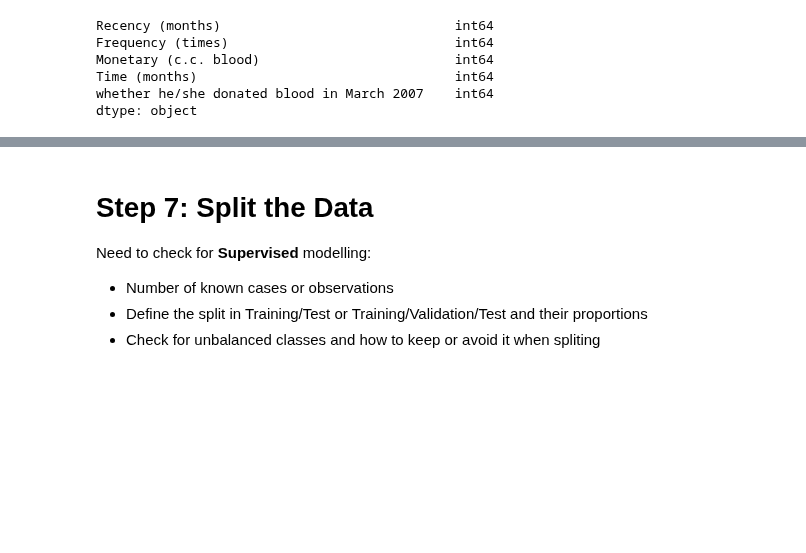
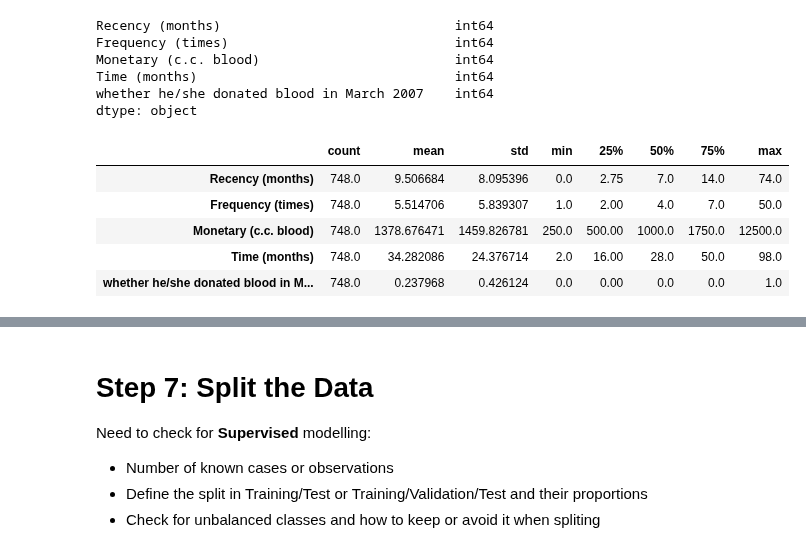
Before and after one commit to LouisMcArdell/IOD-Work, a Jupyter notebook: Labs/Module 7/IOD_Lab-7_1_1 - Decision Trees.ipynb, the cells around one changed output, grey strips where cells are left out. Cells and saved outputs as stored; diff of their text form; code cells hidden in the pictures; blank space fills up the shorter version.

```diff
--- a/Labs/Module 7/IOD_Lab-7_1_1 - Decision Trees.ipynb
+++ b/Labs/Module 7/IOD_Lab-7_1_1 - Decision Trees.ipynb
@@ -101,4 +101,11 @@ Time (months)                                 int64
 whether he/she donated blood in March 2007    int64
 dtype: object
 # %%
-df.
+df.describe().T
+# %% [output]
+|  | count | mean | std | min | 25% | 50% | 75% | max |
+| Recency (months) | 748.0 | 9.506684 | 8.095396 | 0.0 | 2.75 | 7.0 | 14.0 | 74.0 |
+| Frequency (times) | 748.0 | 5.514706 | 5.839307 | 1.0 | 2.00 | 4.0 | 7.0 | 50.0 |
+| Monetary (c.c. blood) | 748.0 | 1378.676471 | 1459.826781 | 250.0 | 500.00 | 1000.0 | 1750.0 | 12500.0 |
+| Time (months) | 748.0 | 34.282086 | 24.376714 | 2.0 | 16.00 | 28.0 | 50.0 | 98.0 |
+| whether he/she donated blood in M... | 748.0 | 0.237968 | 0.426124 | 0.0 | 0.00 | 0.0 | 0.0 | 1.0 |
```
Also changed, not shown: parts of 8 cells of this notebook, 2 other files.
